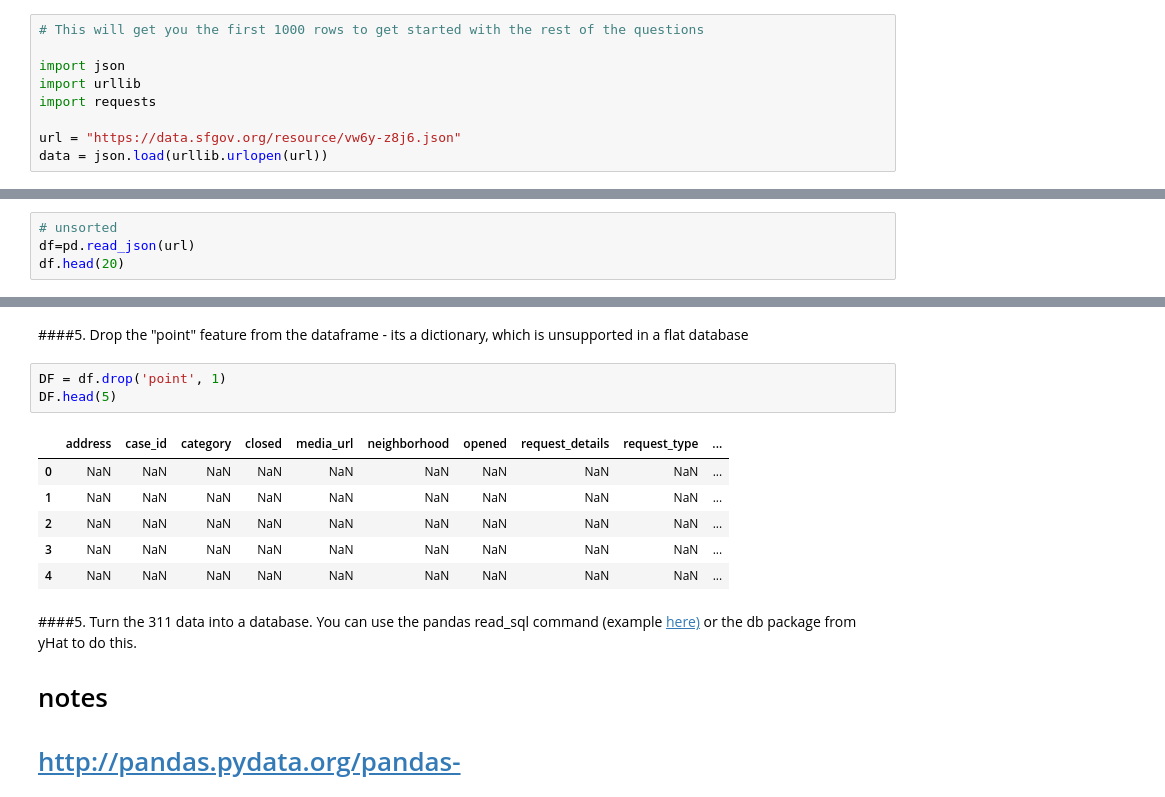
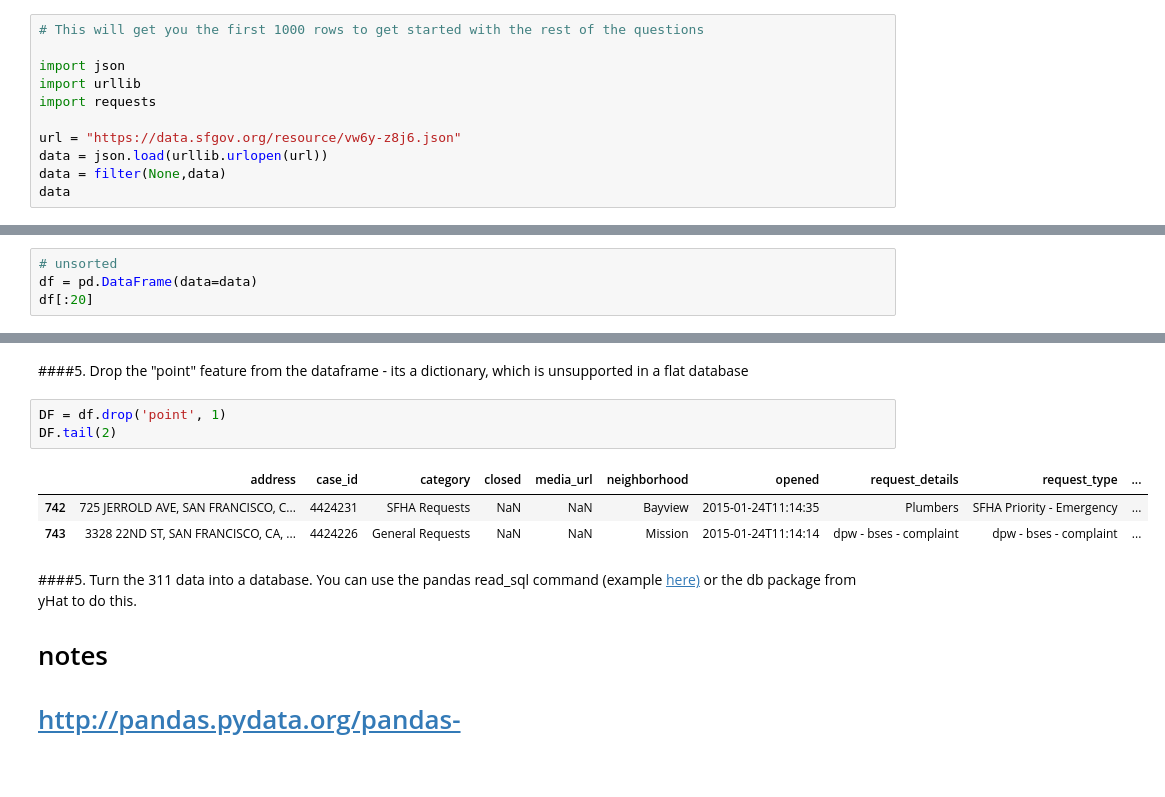
Before and after one commit to git-halvorson/DAT_SF_12, a Jupyter notebook: Homework/HW1-Copy0.ipynb, the cells around one changed output, grey strips where cells are left out. Cells and saved outputs as stored; diff of their text form; blank space fills up the shorter version.

```diff
--- a/Homework/HW1-Copy0.ipynb
+++ b/Homework/HW1-Copy0.ipynb
@@ -35,3 +35,5 @@ import requests
 
 url = "https://data.sfgov.org/resource/vw6y-z8j6.json"
 data = json.load(urllib.urlopen(url))
+data = filter(None,data)
+data
@@ -63,7 +82,7 @@ len(df.address)
 ####3. Use Pandas "Read JSON" functionality to turn the 311 data into a Pandas Dataframe and display the first 20 rows
 # %%
 # unsorted
-df=pd.read_json(url)
-df.head(20)
+df = pd.DataFrame(data=data)
+df[:20]
 # %% [output]
 |  | address | case_id | category | closed | media_url | neighborhood | opened | point | request_details | ... |
@@ -87,14 +116,11 @@ df.head(20)
 ####5. Drop the "point" feature from the dataframe - its a dictionary, which is unsupported in a flat database
 # %%
 DF = df.drop('point', 1)
-DF.head(5)
+DF.tail(2)
 # %% [output]
 |  | address | case_id | category | closed | media_url | neighborhood | opened | request_details | request_type | ... |
-| 0 | NaN | NaN | NaN | NaN | NaN | NaN | NaN | NaN | NaN | ... |
-| 1 | NaN | NaN | NaN | NaN | NaN | NaN | NaN | NaN | NaN | ... |
-| 2 | NaN | NaN | NaN | NaN | NaN | NaN | NaN | NaN | NaN | ... |
-| 3 | NaN | NaN | NaN | NaN | NaN | NaN | NaN | NaN | NaN | ... |
-| 4 | NaN | NaN | NaN | NaN | NaN | NaN | NaN | NaN | NaN | ... |
+| 742 | 725 JERROLD AVE, SAN FRANCISCO, C... | 4424231 | SFHA Requests | NaN | NaN | Bayview | 2015-01-24T11:14:35 | Plumbers | SFHA Priority - Emergency | ... |
+| 743 | 3328 22ND ST, SAN FRANCISCO, CA, ... | 4424226 | General Requests | NaN | NaN | Mission | 2015-01-24T11:14:14 | dpw - bses - complaint | dpw - bses - complaint | ... |
 # %% [markdown]
 ####5. Turn the 311 data into a database. You can use the pandas read_sql command (example [here)]('http://bit.ly/1EoP81v') or the db package from yHat to do this.
 
```
Also changed, not shown: parts of 22 cells of this notebook, 1 other file.
